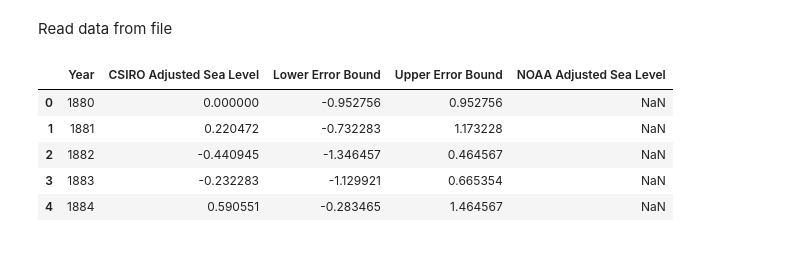
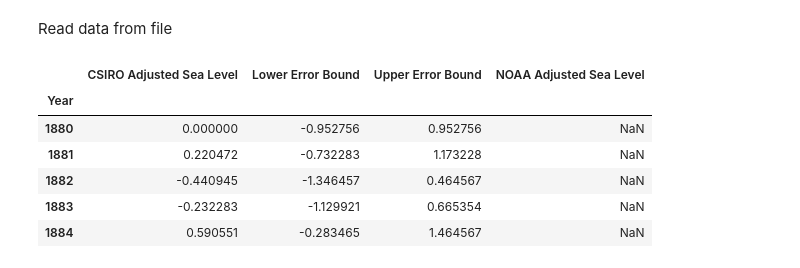
Before and after one commit to GiancarloN/Data-Analysis-with-Python, a Jupyter notebook: 05 - Sea Level Predictor/sea-level.ipynb, the cells around one changed output. Drawn from its saved outputs; the diff is of its cells as text; code cells hidden in the pictures.

Commit message:
Completed Sea Level Predictor project.

```diff
--- a/05 - Sea Level Predictor/sea-level.ipynb
+++ b/05 - Sea Level Predictor/sea-level.ipynb
@@ -6,11 +6,13 @@ from scipy.stats import linregress
 Read data from file
 # %%
 df = pd.read_csv("epa-sea-level.csv")
+df.set_index("Year", inplace=True)
 df.head()
 # %% [output]
-|  | Year | CSIRO Adjusted Sea Level | Lower Error Bound | Upper Error Bound | NOAA Adjusted Sea Level |
-| 0 | 1880 | 0.000000 | -0.952756 | 0.952756 | NaN |
-| 1 | 1881 | 0.220472 | -0.732283 | 1.173228 | NaN |
-| 2 | 1882 | -0.440945 | -1.346457 | 0.464567 | NaN |
-| 3 | 1883 | -0.232283 | -1.129921 | 0.665354 | NaN |
-| 4 | 1884 | 0.590551 | -0.283465 | 1.464567 | NaN |
+|  | CSIRO Adjusted Sea Level | Lower Error Bound | Upper Error Bound | NOAA Adjusted Sea Level |
+| Year |  |  |  |  |
+| 1880 | 0.000000 | -0.952756 | 0.952756 | NaN |
+| 1881 | 0.220472 | -0.732283 | 1.173228 | NaN |
+| 1882 | -0.440945 | -1.346457 | 0.464567 | NaN |
+| 1883 | -0.232283 | -1.129921 | 0.665354 | NaN |
+| 1884 | 0.590551 | -0.283465 | 1.464567 | NaN |
```
Also changed, not shown: parts of 7 cells of this notebook.
